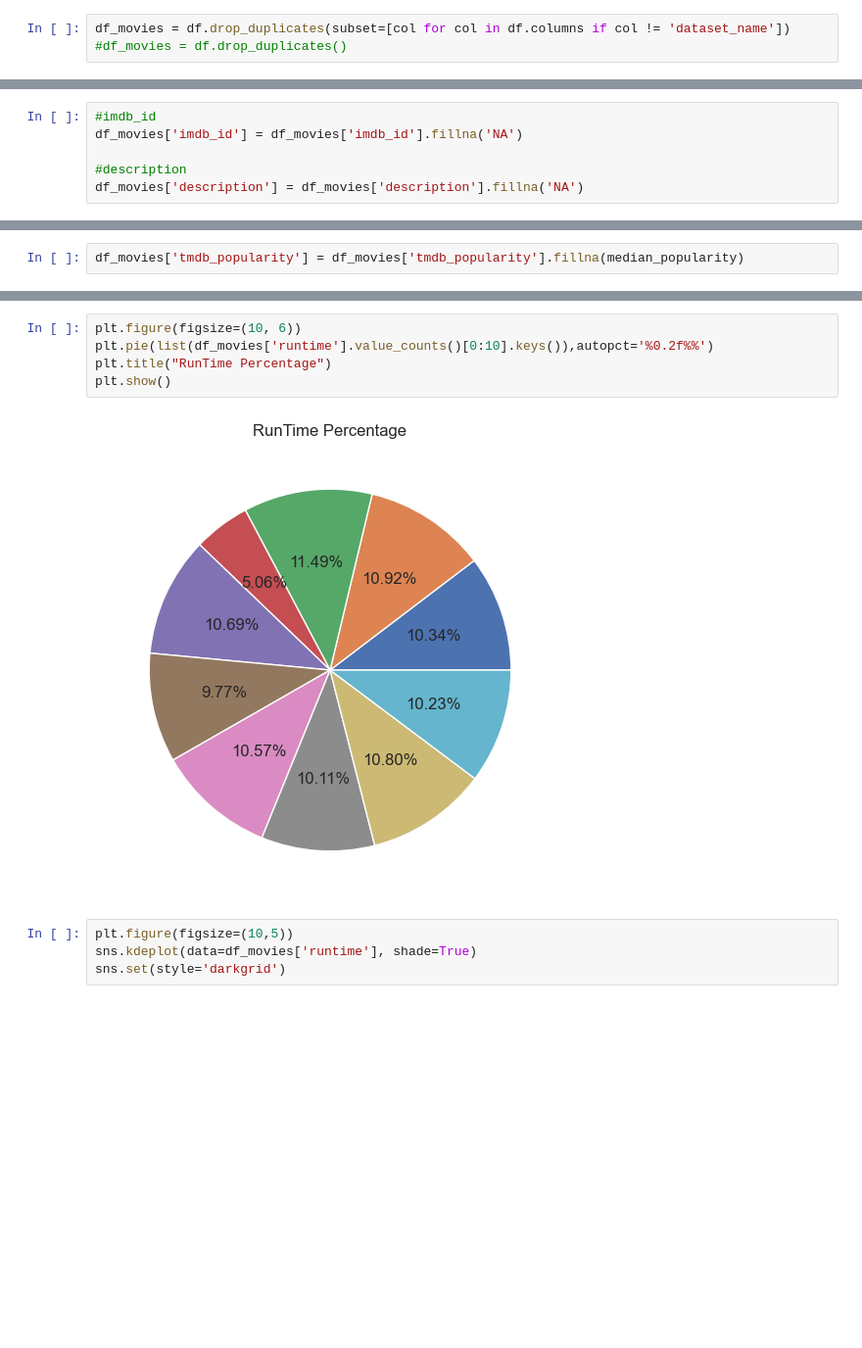
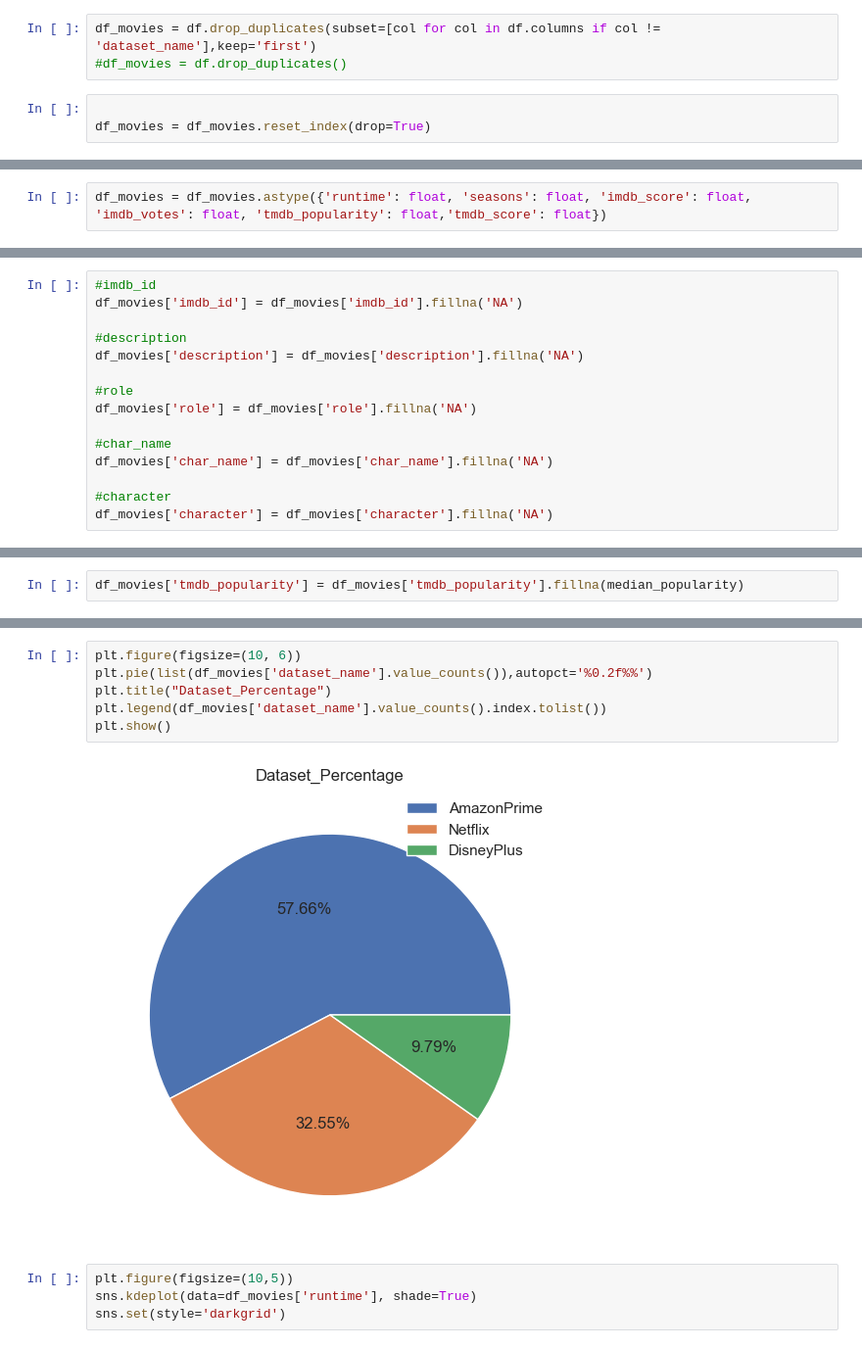
Before and after one commit to ARRamanathan/ProgrammingforAI, a Jupyter notebook: Code.ipynb, the cells around one changed output, grey strips where cells are left out. Shown at 98% size. Cells and saved outputs as stored; diff of their text form; blank space fills up the shorter version.

```diff
--- a/Code.ipynb
+++ b/Code.ipynb
@@ -38,4 +67,7 @@ df.shape
 # %%
-df_movies = df.drop_duplicates(subset=[col for col in df.columns if col != 'dataset_name'])
+df_movies = df.drop_duplicates(subset=[col for col in df.columns if col != 'dataset_name'],keep='first')
 #df_movies = df.drop_duplicates()
+# %%
+
+df_movies = df_movies.reset_index(drop=True)
 # %%
@@ -79,0 +116,2 @@ df_movies.describe()
+# %%
+df_movies = df_movies.astype({'runtime': float, 'seasons': float, 'imdb_score': float, 'imdb_votes': float, 'tmdb_popularity': float,'tmdb_score': float})
@@ -193,6 +246,15 @@ df_movies['imdb_id'] = df_movies['imdb_id'].fillna('NA')
 
 #description
 df_movies['description'] = df_movies['description'].fillna('NA')
+
+#role
+df_movies['role'] = df_movies['role'].fillna('NA')
+
+#char_name
+df_movies['char_name'] = df_movies['char_name'].fillna('NA')
+
+#character
+df_movies['character'] = df_movies['character'].fillna('NA')
 # %%
 tmdb_subset = df_movies[df_movies['tmdb_popularity'].isnull()]
 # %%
@@ -243,10 +312,11 @@ plt.show()
 # %%
 plt.figure(figsize=(10, 6))
-plt.pie(list(df_movies['runtime'].value_counts()[0:10].keys()),autopct='%0.2f%%')
-plt.title("RunTime Percentage")
+plt.pie(list(df_movies['dataset_name'].value_counts()),autopct='%0.2f%%')
+plt.title("Dataset_Percentage")
+plt.legend(df_movies['dataset_name'].value_counts().index.tolist())
 plt.show()
 # %% [output]
-[figure, old version]
+[figure, new version]
 # %%
 plt.figure(figsize=(10,5))
 sns.kdeplot(data=df_movies['runtime'], shade=True)
```
Also changed, not shown: parts of 43 cells of this notebook, 1 other file.
